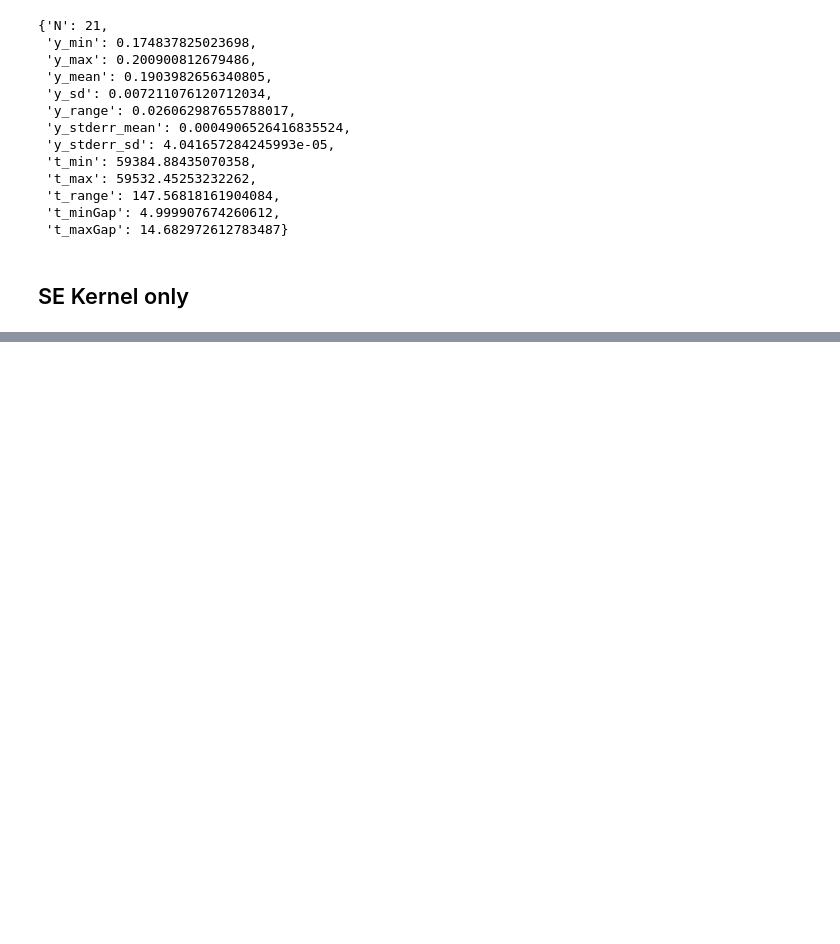
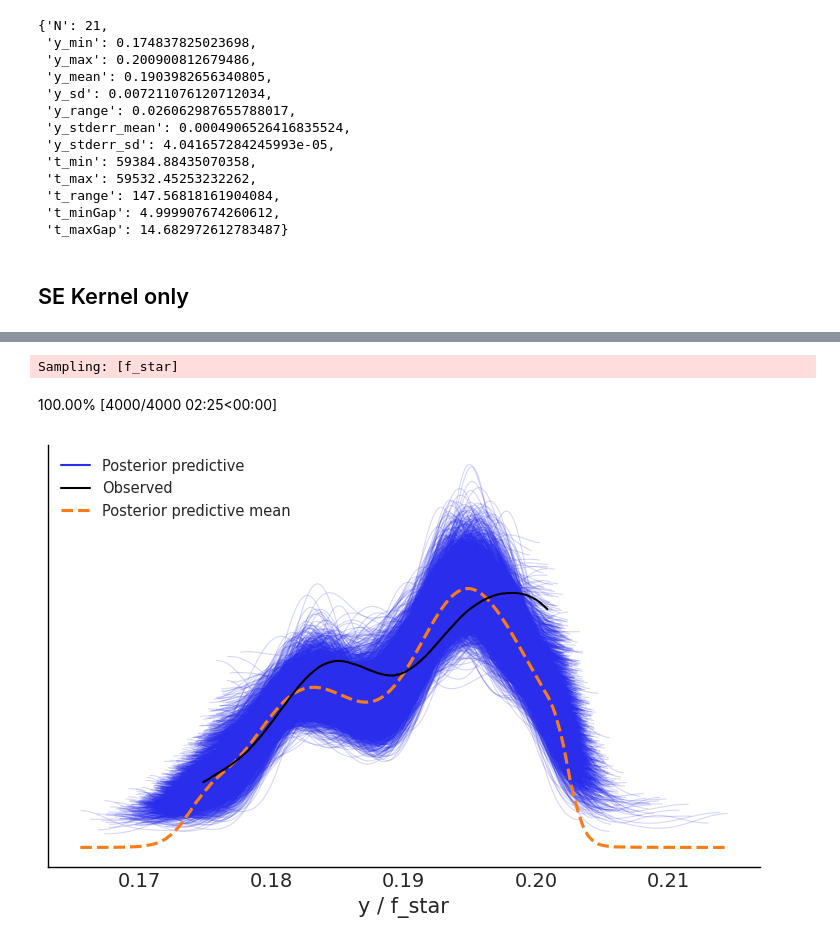
Before and after one commit to shihchingfu/gp-sandbox-thunderkat, a Jupyter notebook: test_fits.ipynb, the cells around one changed output, grey strips where cells are left out. Saved outputs shown, nothing was run; the diff lists cells and outputs as text; code cells hidden in the pictures; blank space fills up the shorter version.

```diff
--- a/test_fits.ipynb
+++ b/test_fits.ipynb
@@ -253,0 +139,15 @@ plt.legend();
+# %%
+with se_gp_model:
+    se_gp_trace = pm.sample_prior_predictive(samples=N_PPC, random_seed=rng)
+
+fig = plt.figure(figsize=(12,5))
+ax = fig.add_subplot(1,1,1)
+
+for prior_pred in se_gp_trace.prior_predictive.y.to_numpy()[0]:
+    ax.plot(t, prior_pred, lw=0.5, alpha=0.2, color="red")
+
+ax.scatter(x=t, y=y, s=1.5, c="blue", zorder=10)
+ax.axhline(0, color="black")
+ax.set_title("Samples from the GP prior")
+ax.set_ylabel("y")
+ax.set_xlabel("t");
@@ -253,0 +157,11 @@ plt.legend();
+# %%
+with se_gp_model:
+    se_gp_trace.extend(
+        pm.sample(
+            draws=N_DRAWS,
+            tune=N_TUNE,
+            chains=4,
+            cores=4,
+            random_seed=rng
+        )
+    )
@@ -253,0 +218,16 @@ plt.legend();
+# %%
+with se_gp_model:
+    se_gp_trace.extend(
+        pm.sample_posterior_predictive(
+            se_gp_trace.posterior,
+            var_names=["f_star"],
+            random_seed=rng
+        )
+    )
+# %% [output]
+Sampling: [f_star]
+100.00% [4000/4000 02:25<00:00]
+# %%
+az.plot_ppc(se_gp_trace, data_pairs={"y":"f_star"});
+# %% [output]
+[figure, added]
```
Also changed, not shown: parts of 44 cells of this notebook.
